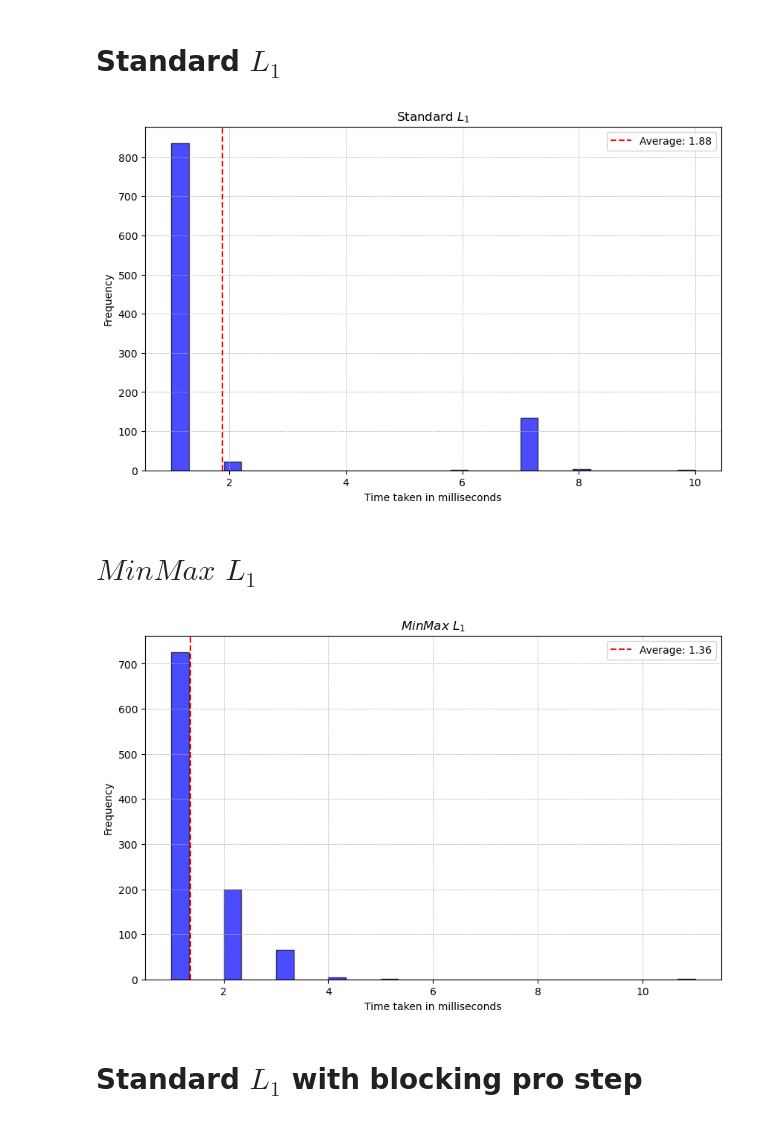
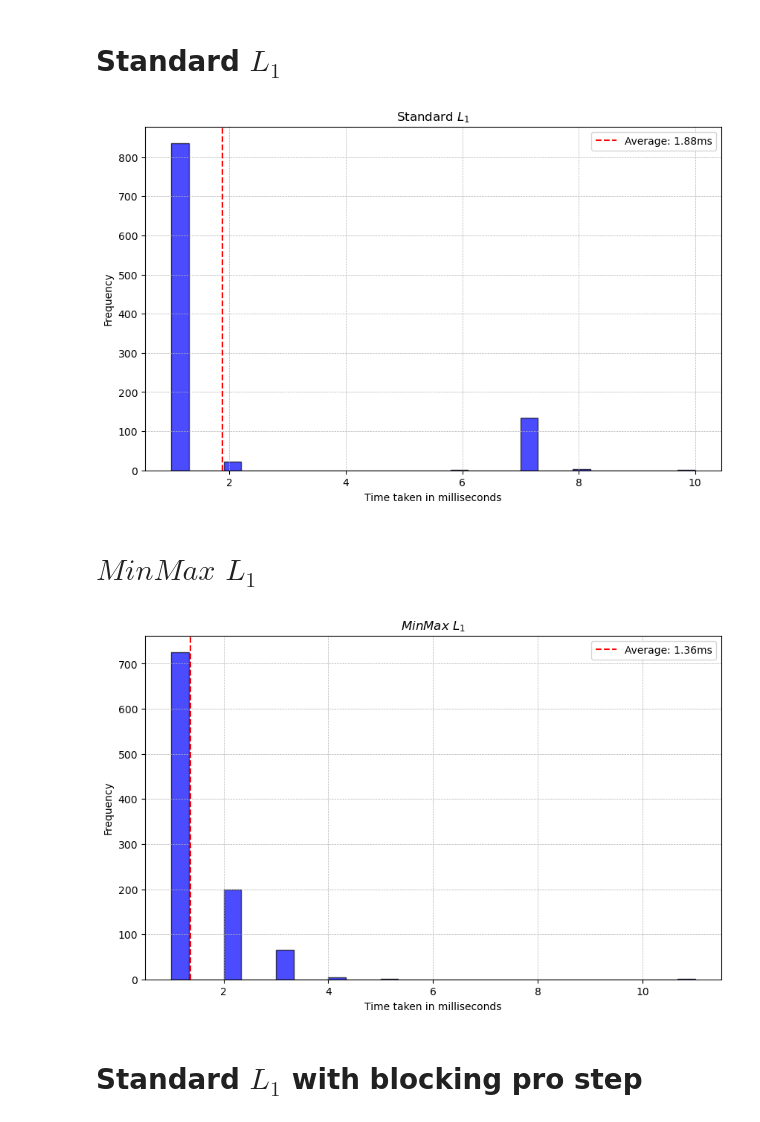
Before and after one commit to stagnu-m/BA-source-files, a Jupyter notebook: Experiment_1/Experiment_1.ipynb, the cells around one changed output. Saved outputs shown, nothing was run; the diff lists cells and outputs as text; code cells hidden in the pictures.

```diff
--- a/Experiment_1/Experiment_1.ipynb
+++ b/Experiment_1/Experiment_1.ipynb
@@ -54,19 +54,20 @@ with open('Data/Standard_L_1_after_solution.txt', 'r') as f:
 # %%
 # Calculate the average
 Standard_L_1_average = np.mean(Standard_L_1[:1000])
 
 # Plotting the histogram
 plt.figure(figsize=(10, 6))
 plt.hist(Standard_L_1[:1000], bins=30, color='blue', edgecolor='black', alpha=0.7)
-plt.axvline(Standard_L_1_average, color='red', linestyle='--', label=f'Average: {Standard_L_1_average:.2f}')
+plt.axvline(Standard_L_1_average, color='red', linestyle='--', label=f'Average: {Standard_L_1_average:.2f}ms')
 plt.title("Standard $L_1$")
 plt.xlabel("Time taken in milliseconds")
 plt.ylabel("Frequency")
 plt.legend()
 plt.grid(True, linestyle="--", linewidth=0.5)
+plt.savefig("Results/Standard_L_1_plot.png", dpi=300, bbox_inches="tight")  # File name and format
 plt.show()
 # %% [output]
-[figure, old version]
+[figure, new version]
 # %% [markdown]
 # $MinMax$ $L_1$
 # %%
@@ -76,15 +77,16 @@ MinMax_L_1_average = np.mean(MinMax_L_1[:1000])
 # Plotting the histogram
 plt.figure(figsize=(10, 6))
 plt.hist(MinMax_L_1[:1000], bins=30, color='blue', edgecolor='black', alpha=0.7)
-plt.axvline(MinMax_L_1_average, color='red', linestyle='--', label=f'Average: {MinMax_L_1_average:.2f}')
+plt.axvline(MinMax_L_1_average, color='red', linestyle='--', label=f'Average: {MinMax_L_1_average:.2f}ms')
 plt.title("$MinMax$ $L_1$")
 plt.xlabel("Time taken in milliseconds")
 plt.ylabel("Frequency")
 plt.legend()
 plt.grid(True, linestyle="--", linewidth=0.5)
+plt.savefig("Results/MinMax_L_1_plot.png", dpi=300, bbox_inches="tight")  # File name and format
 plt.show()
 # %% [output]
-[figure, old version]
+[figure, new version]
 # %% [markdown]
 # Standard $L_1$ with blocking pro step
 # %%
```
Also changed, not shown: parts of 2 cells of this notebook, 13 other files.
